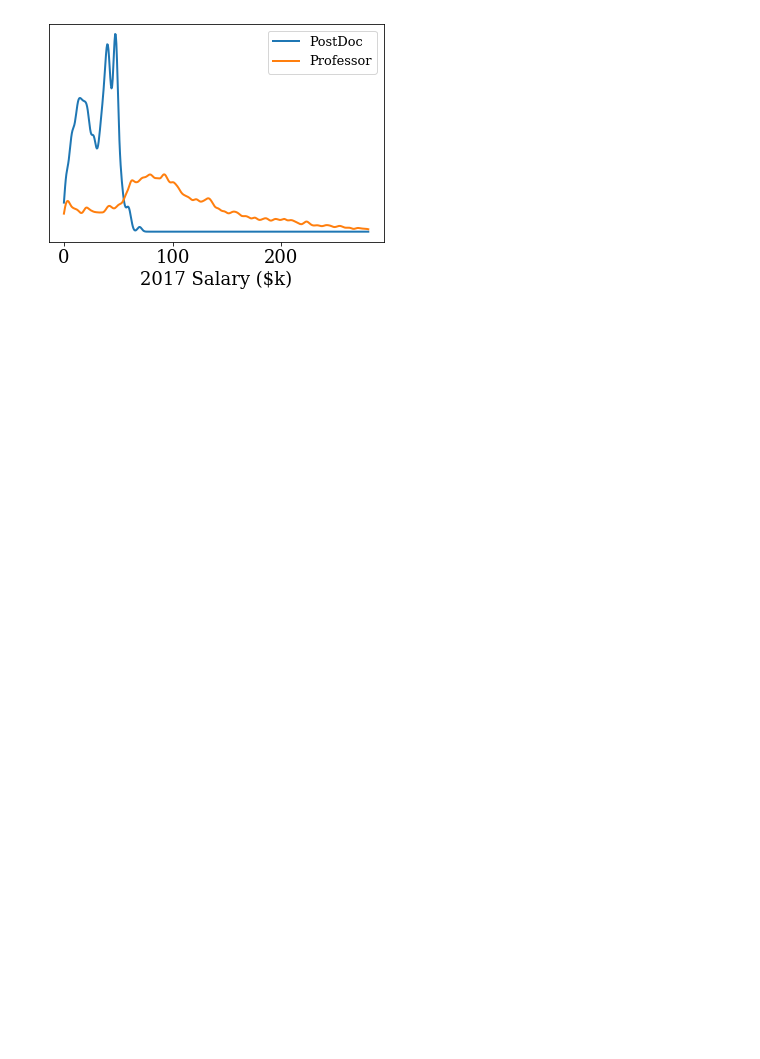
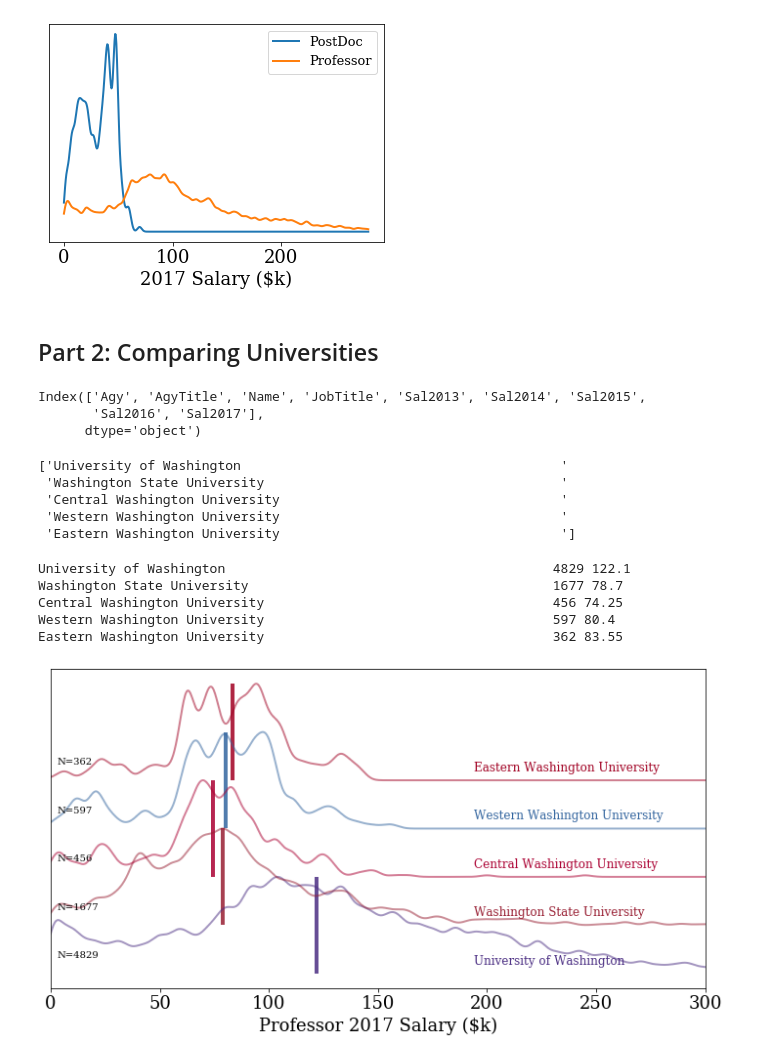
Before and after one commit to jradavenport/salary, a Jupyter notebook: plots.ipynb, the cells around one changed output. Cells and saved outputs as stored; diff of their text form; code cells hidden in the pictures; blank space fills up the shorter version.

```diff
--- a/plots.ipynb
+++ b/plots.ipynb
@@ -156,3 +162,23 @@ plt.gca().axes.get_yaxis().set_visible(False)
 plt.savefig('postdoc_prof.png',dpi=350, bbox_inches='tight', pad_inches=0.25)
 # %% [output]
 [figure]
+# %% [markdown]
+## Part 2: Comparing Universities
+# %%
+df.columns
+# %% [output]
+Index(['Agy', 'AgyTitle', 'Name', 'JobTitle', 'Sal2013', 'Sal2014', 'Sal2015',
+       'Sal2016', 'Sal2017'],
+      dtype='object')
+# %%
+# thisdata = df['Sal2017'][(df['JobTitle'].str.contains('RESEARCH SCIENTIST/ENGINEER 4')) & (df['Sal2017'] > 0)] / 1e3
+
+uni = df['AgyTitle'][df['AgyTitle'].str.contains('University')].unique()
+clrs = ['#4b2e83', '#981e32', '#AB0032', '#33659F', '#a10022']
+print(uni)
+# %% [output]
+['University of Washington                                         '
+ 'Washington State University                                      '
+ 'Central Washington University                                    '
+ 'Western Washington University                                    '
+ 'Eastern Washington University                                    ']
@@ -158,0 +187,37 @@ plt.savefig('postdoc_prof.png',dpi=350, bbox_inches='tight', pad_inches=0.25)
+# %%
+plt.figure(figsize=(12,6))
+
+yoff = 0.5
+for k in range(np.size(uni)):
+    thisuni = [(df['AgyTitle'].values == uni[k]) &
+               (df['JobTitle'].str.contains('PROFESSOR')) &
+               (df['Sal2017'] > 0)]
+    thisdata = df['Sal2017'].values[thisuni] / 1e3
+
+#     _ = plt.hist(thisdata, label=uni[k].strip(), normed=False,
+#                  lw=3, bins=np.linspace(0,300,35), histtype='step')
+
+    print(uni[k], np.size(thisdata), np.median(thisdata))
+    kde = kde_scipy(thisdata, np.linspace(0,300,1000), bandwidth=3)
+
+    plt.plot(np.linspace(0,300,1000), kde/kde.max() +k*yoff,
+             lw=2, c=clrs[k], label=uni[k].strip(), alpha=0.5)
+
+    plt.vlines(np.median(thisdata), ymin=0 +k*yoff, ymax=1+k*yoff,
+               color=clrs[k], lw=4, alpha=0.85)
+
+    plt.text(194, k*yoff+yoff/5, uni[k].strip(), color=clrs[k], fontsize=12)
+    plt.text(3, yoff*k+yoff/3, 'N='+str(np.size(thisdata)), fontsize=10)
+
+
+plt.xlim(0,300)
+plt.gca().axes.get_yaxis().set_visible(False)
+plt.xlabel('Professor 2017 Salary ($k)')
+plt.savefig('univ_salary.png', dpi=350, bbox_inches='tight', pad_inches=0.25)
+# %% [output]
+University of Washington                                          4829 122.1
+Washington State University                                       1677 78.7
+Central Washington University                                     456 74.25
+Western Washington University                                     597 80.4
+Eastern Washington University                                     362 83.55
+[figure, added]
```
Also changed, not shown: parts of 8 cells of this notebook, 2 other files.
